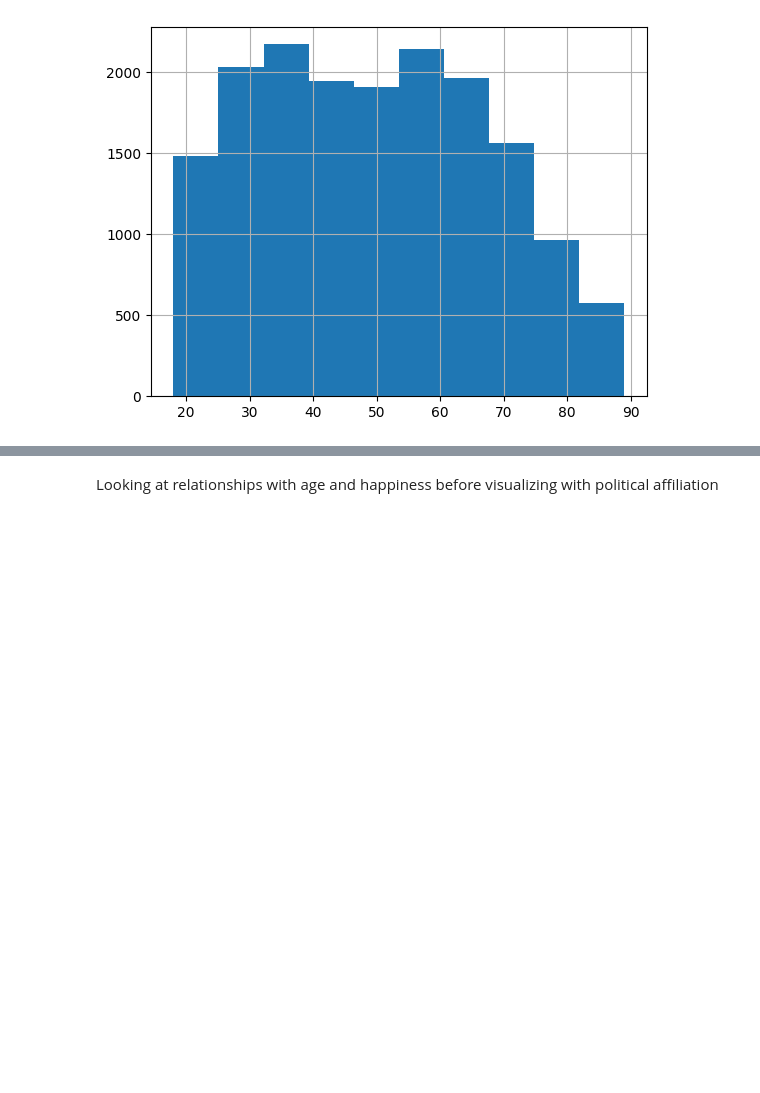
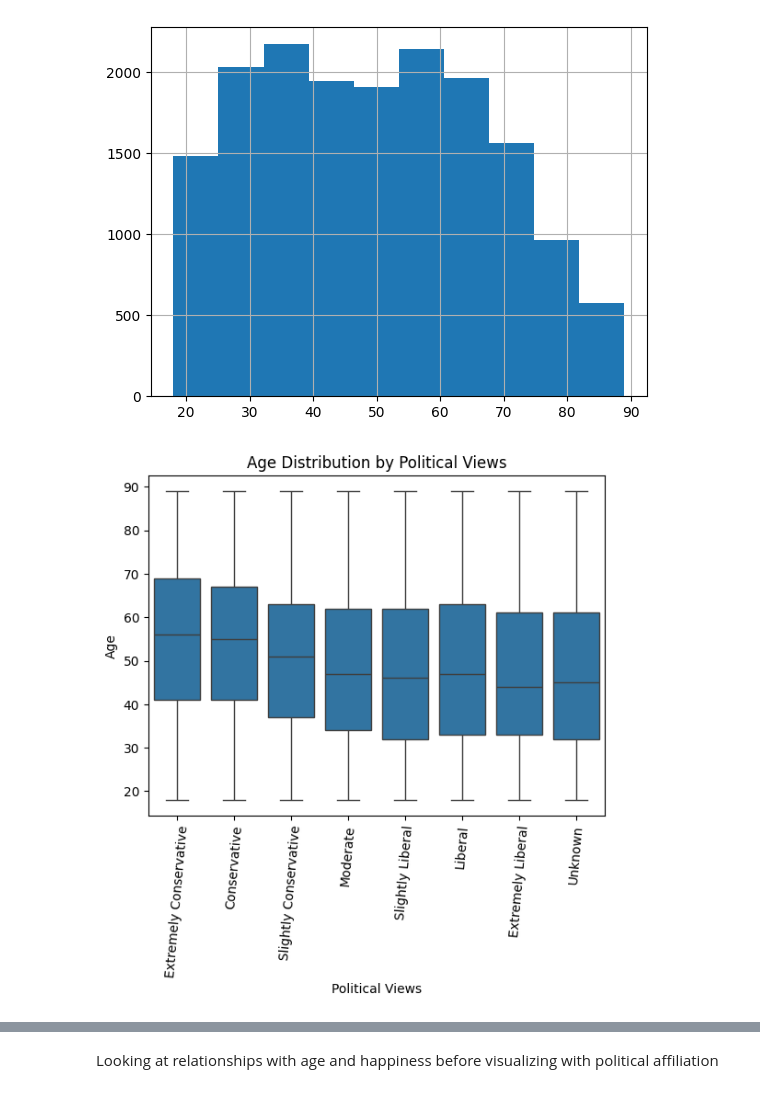
Before and after one commit to gaboojie/project_gss, a Jupyter notebook: GSS_Project1.ipynb, the cells around one changed output, grey strips where cells are left out. Cells and saved outputs as stored; diff of their text form; code cells hidden in the pictures; blank space fills up the shorter version.

```diff
--- a/GSS_Project1.ipynb
+++ b/GSS_Project1.ipynb
@@ -194,3 +201,15 @@ df['age'].hist(bins=10)
 # %% [output]
 <Axes: >
 [figure]
+# %%
+#boxplot of age against political views
+political_order = ['Extremely Conservative', 'Conservative', 'Slightly Conservative', 'Moderate', 'Slightly Liberal', 'Liberal', 'Extremely Liberal', 'Unknown']
+sns.boxplot(x='political_view', y='age', data=df, order=political_order)
+plt.title("Age Distribution by Political Views")
+plt.suptitle("") #gets rid of unneeded title
+plt.xlabel("Political Views")
+plt.ylabel("Age")
+plt.xticks(rotation=85)
+plt.show()
+# %% [output]
+[figure, added]
```
Also changed, not shown: parts of 26 cells of this notebook.
